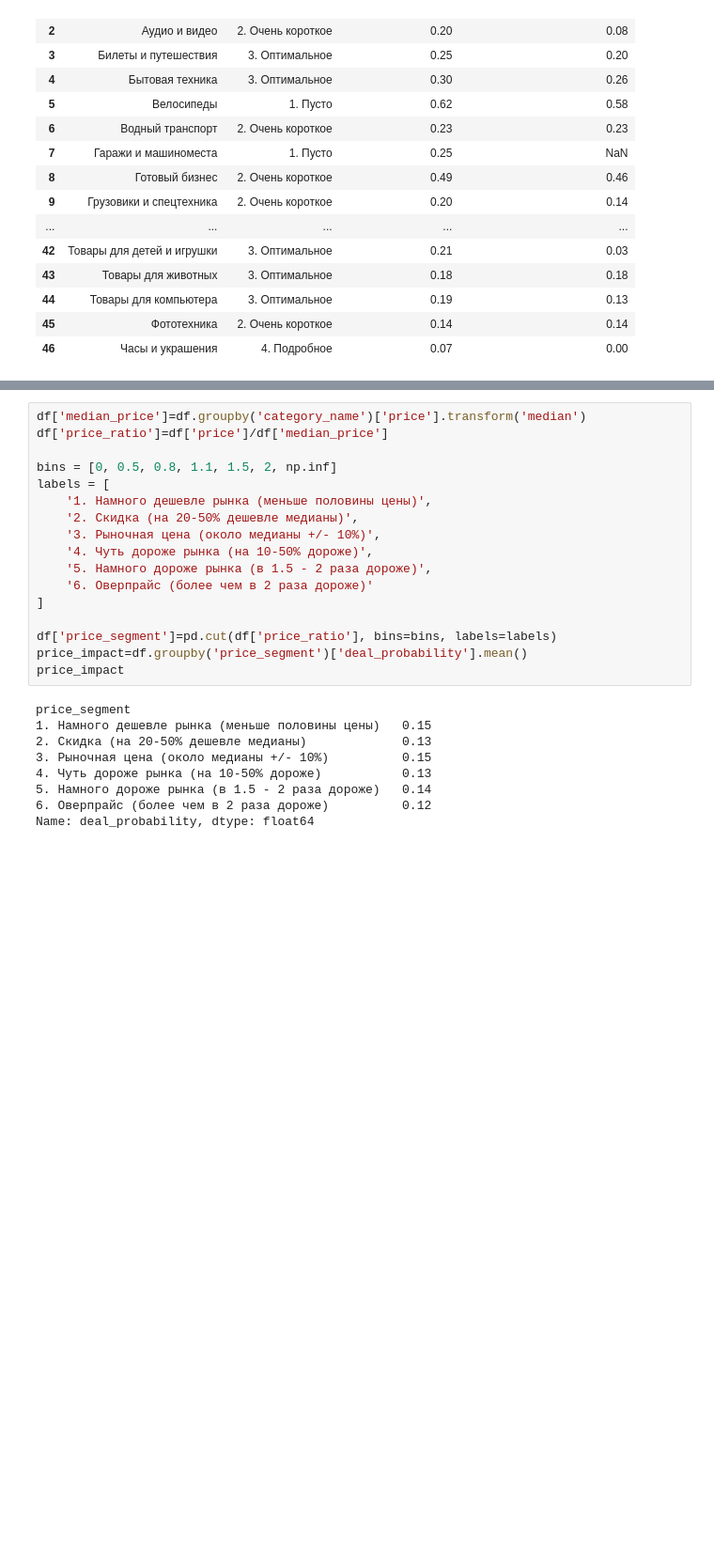
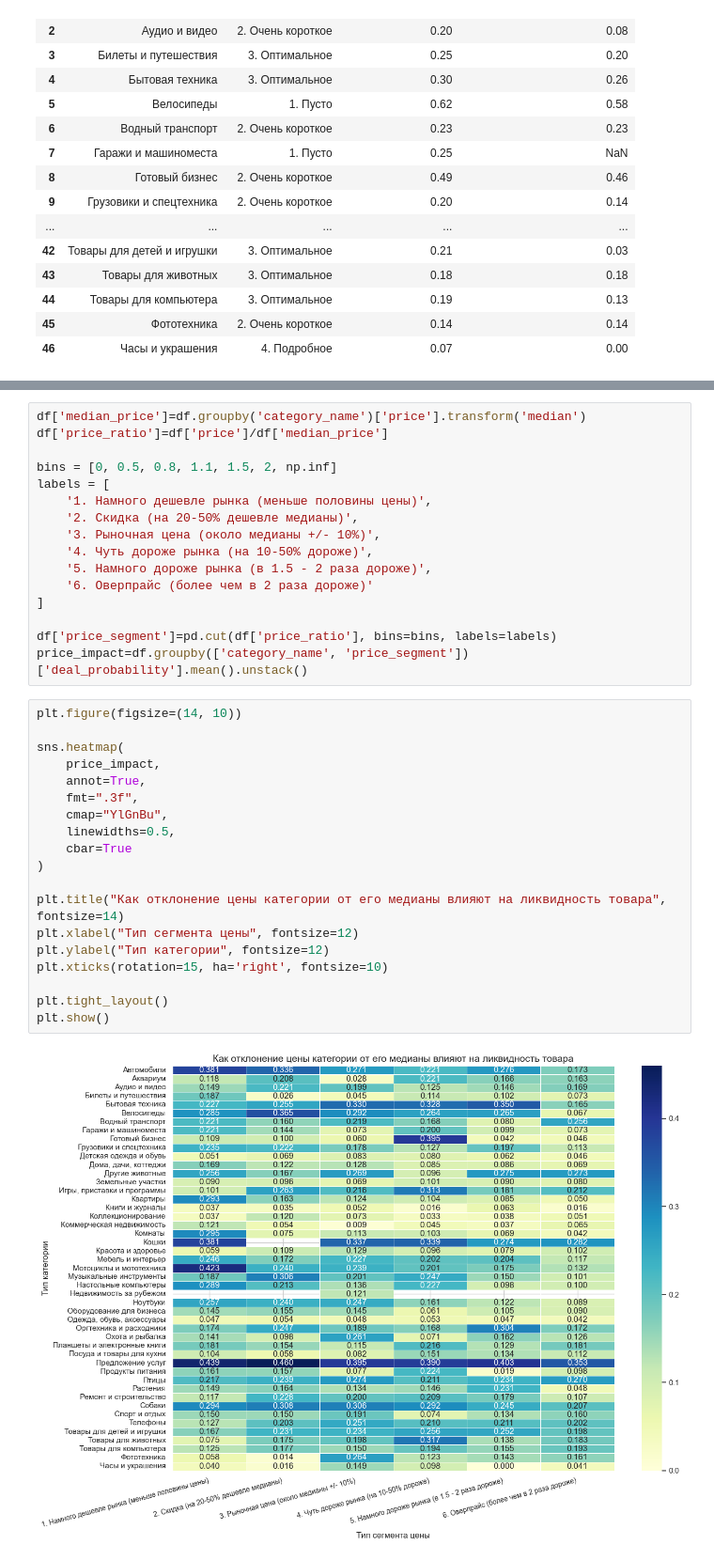
Before and after one commit to issakamir/Avito-demand, a Jupyter notebook: notebooks/EDA.ipynb, the cells around one changed output, grey strips where cells are left out. Shown at 94% size. Drawn from its saved outputs; the diff is of its cells as text; blank space fills up the shorter version.

```diff
--- a/notebooks/EDA.ipynb
+++ b/notebooks/EDA.ipynb
@@ -121,15 +174,26 @@ labels = [
 ]
 
 df['price_segment']=pd.cut(df['price_ratio'], bins=bins, labels=labels)
-price_impact=df.groupby('price_segment')['deal_probability'].mean()
-price_impact
+price_impact=df.groupby(['category_name', 'price_segment'])['deal_probability'].mean().unstack()
-# %% [output]
-price_segment
-1. Намного дешевле рынка (меньше половины цены)   0.15
-2. Скидка (на 20-50% дешевле медианы)             0.13
-3. Рыночная цена (около медианы +/- 10%)          0.15
-4. Чуть дороже рынка (на 10-50% дороже)           0.13
-5. Намного дороже рынка (в 1.5 - 2 раза дороже)   0.14
-6. Оверпрайс (более чем в 2 раза дороже)          0.12
-Name: deal_probability, dtype: float64
+# %%
+plt.figure(figsize=(14, 10))
+
+sns.heatmap(
+    price_impact,
+    annot=True,
+    fmt=".3f",
+    cmap="YlGnBu",
+    linewidths=0.5,
+    cbar=True
+)
+
+plt.title("Как отклонение цены категории от его медианы влияют на ликвидность товара", fontsize=14)
+plt.xlabel("Тип сегмента цены", fontsize=12)
+plt.ylabel("Тип категории", fontsize=12)
+plt.xticks(rotation=15, ha='right', fontsize=10)
+
+plt.tight_layout()
+plt.show()
+# %% [output]
+[figure, added]
 # %%
```
Also changed, not shown: parts of 7 cells of this notebook.
